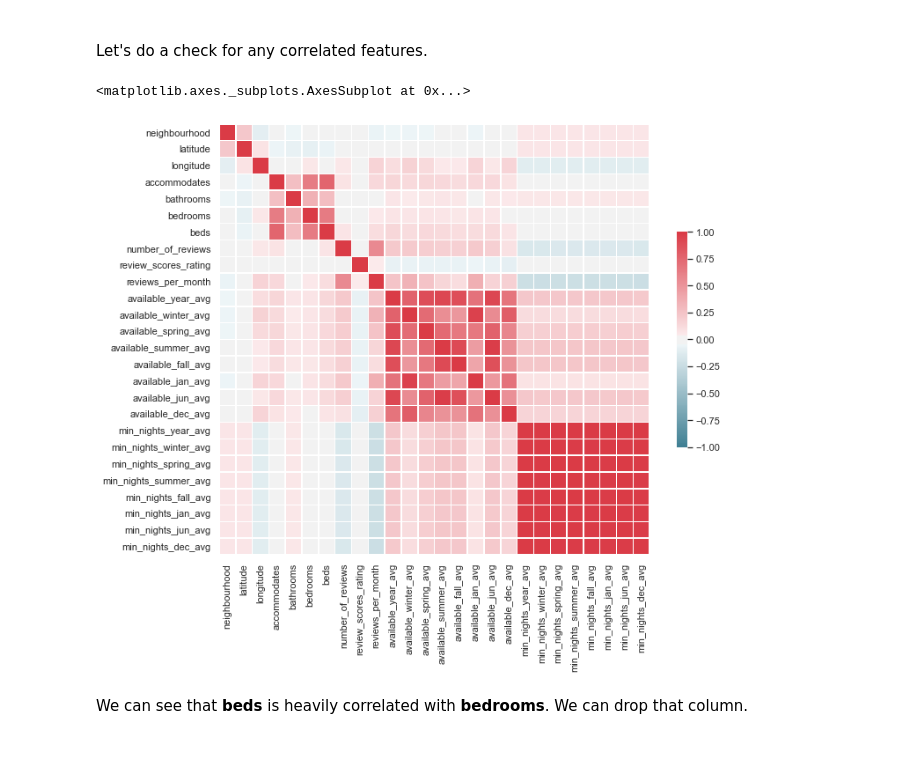
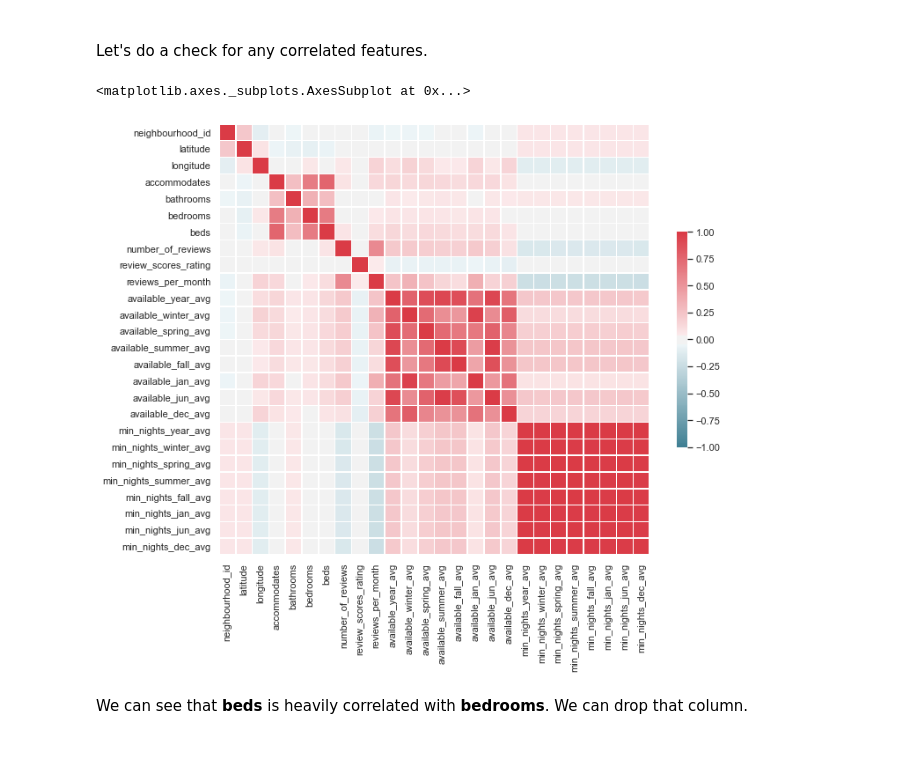
Before and after one commit to bruceplai/ml-capstone, a Jupyter notebook: airbnb.ipynb, the cells around one changed output. Cells and saved outputs as stored; diff of their text form; code cells hidden in the pictures.

```diff
--- a/airbnb.ipynb
+++ b/airbnb.ipynb
@@ -370,9 +370,9 @@ listings_clean['review_scores_rating'].fillna(listings_clean.review_scores_ratin
 def cleanup_neighbourhood(val):
     return val.replace(' ', '_').lower()
 
-listings_clean['neighbourhood'] = listings_clean.neighbourhood.apply(cleanup_neighbourhood)
-listings_clean['neighbourhood'] = listings_clean.neighbourhood.astype('category')
-listings_clean['neighbourhood'] = listings_clean.neighbourhood.cat.codes
+listings_clean['neighbourhood_id'] = listings_clean.neighbourhood.apply(cleanup_neighbourhood)
+listings_clean['neighbourhood_id'] = listings_clean.neighbourhood_id.astype('category')
+listings_clean['neighbourhood_id'] = listings_clean.neighbourhood_id.cat.codes
 # %%
 listings_clean['entire_home_apt'] = np.where(listings_clean.room_type == 'Entire home/apt', 1, 0)
 # %%
@@ -1087,25 +1087,25 @@ for listing_id in listings_ids:
 # %%
 import seaborn as sns
 import matplotlib.pyplot as plt
 
 sns.set(style="white")
 
-features = listings_merge[[
-    'summary', 'neighbourhood', 'neighbourhood_group', 'latitude', 'longitude',
+features_corr = listings_merge[[
+    'summary', 'neighbourhood', 'neighbourhood_id', 'neighbourhood_group', 'latitude', 'longitude',
     'room_type', 'accommodates', 'bathrooms', 'bedrooms', 'beds',
     'amenities', 'number_of_reviews', 'review_scores_rating', 'reviews_per_month',
     'available_year_avg', 'available_winter_avg', 'available_spring_avg', 'available_summer_avg', 'available_fall_avg',
     'available_jan_avg', 'available_jun_avg', 'available_dec_avg',
     'min_nights_year_avg', 'min_nights_winter_avg', 'min_nights_spring_avg', 'min_nights_summer_avg', 'min_nights_fall_avg',
     'min_nights_jan_avg', 'min_nights_jun_avg', 'min_nights_dec_avg'
 ]]
 
 fig, ax = plt.subplots(figsize=(11, 9))
 cmap = sns.diverging_palette(220, 10, as_cmap=True)
-sns.heatmap(features.corr(), cmap=cmap, vmax=1, vmin=-1, center=0, square=True, linewidths=.5, cbar_kws={"shrink": .5})
+sns.heatmap(features_corr.corr(), cmap=cmap, vmax=1, vmin=-1, center=0, square=True, linewidths=.5, cbar_kws={"shrink": .5})
 # %% [output]
 <matplotlib.axes._subplots.AxesSubplot at 0x...>
-[figure, old version]
+[figure, new version]
 # %% [markdown]
 <p>We can see that <b>beds</b> is heavily correlated with <b>bedrooms</b>.  We can drop that column.</p>
 <br/>
```
Also changed, not shown: parts of 20 cells of this notebook.
